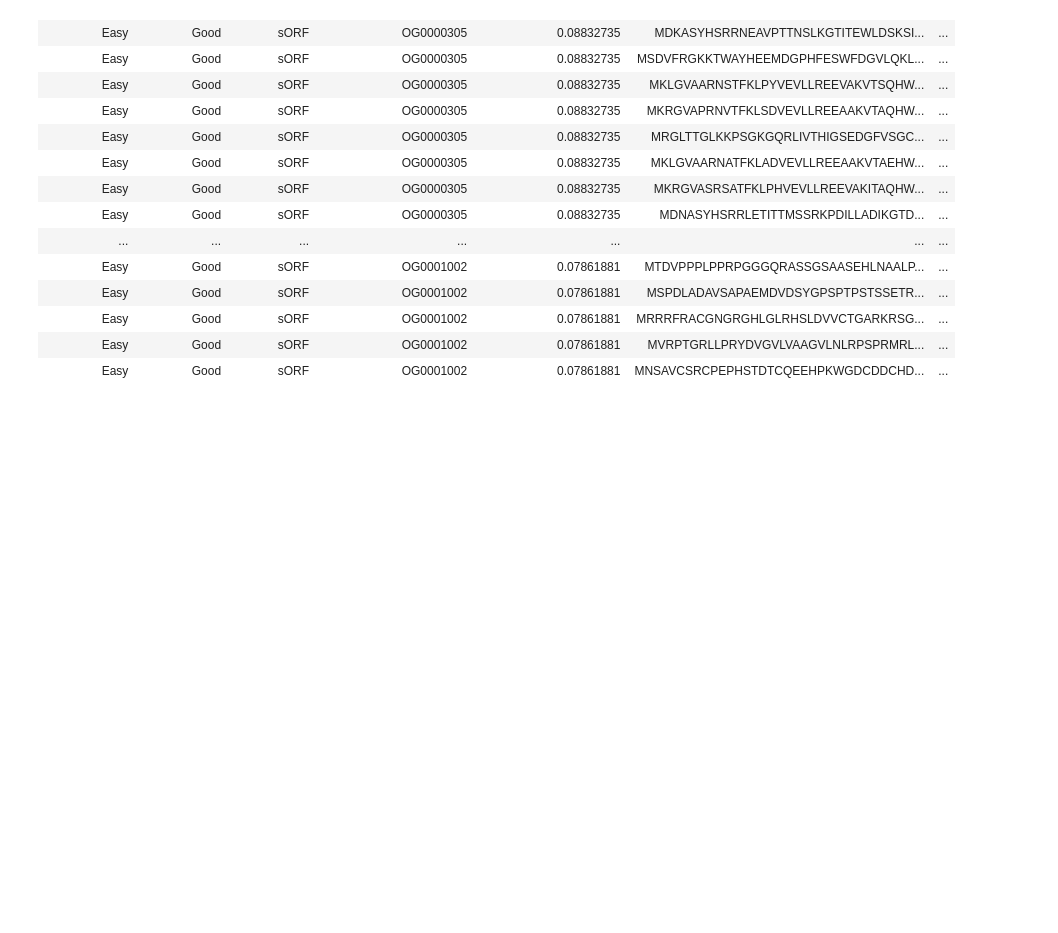
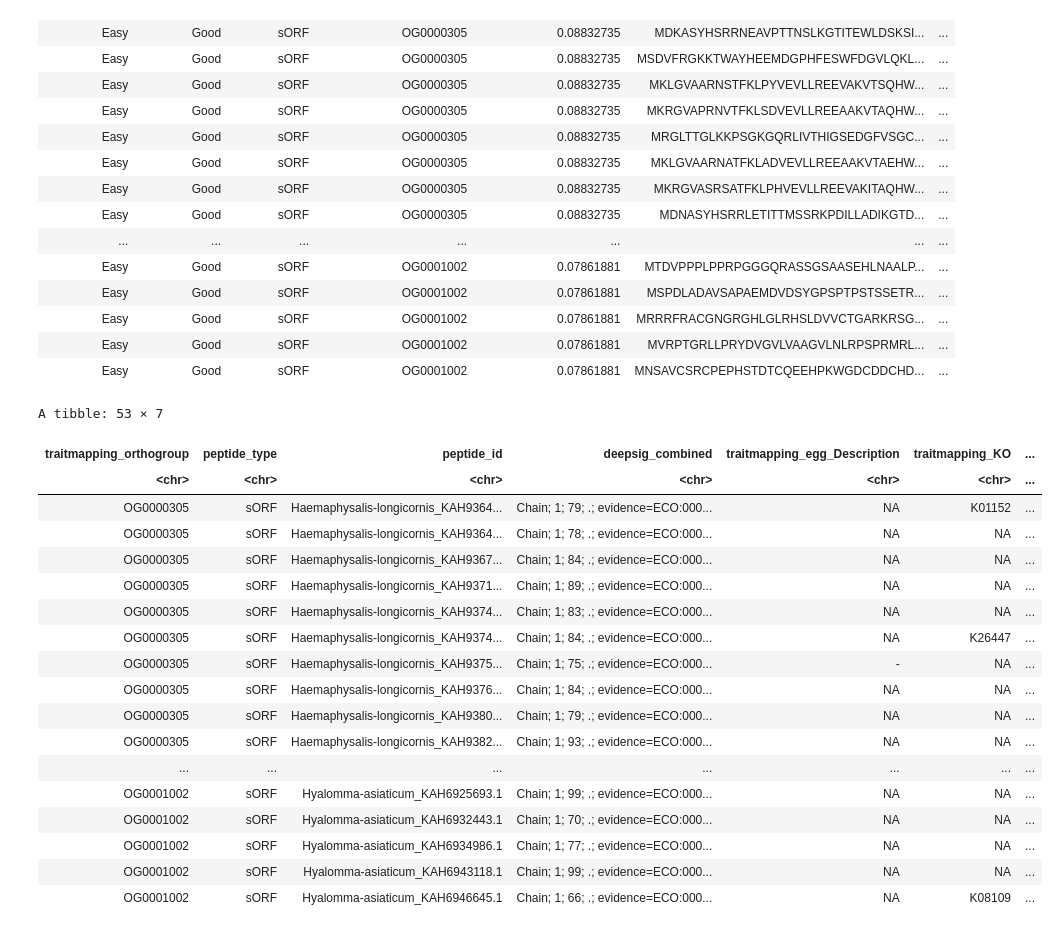
Before and after one commit to Arcadia-Science/2024-chelicerate-phylogenomics-peptides, a Jupyter notebook: notebooks/20240418-peptides-into-pools.ipynb, the cells around one changed output. Cells and saved outputs as stored; diff of their text form; code cells hidden in the pictures; blank space fills up the shorter version.

```diff
--- a/notebooks/20240418-peptides-into-pools.ipynb
+++ b/notebooks/20240418-peptides-into-pools.ipynb
@@ -314,3 +548,30 @@ A tibble: 53 × 11
 | Easy | Good | sORF | OG0001002 | 0.07861881 | MRRRFRACGNGRGHLGLRHSLDVVCTGARKRSG... | ... |
 | Easy | Good | sORF | OG0001002 | 0.07861881 | MVRPTGRLLPRYDVGVLVAAGVLNLRPSPRMRL... | ... |
 | Easy | Good | sORF | OG0001002 | 0.07861881 | MNSAVCSRCPEPHSTDTCQEEHPKWGDCDDCHD... | ... |
+# %%
+# look at annotation information
+predictions %>%
+  filter(!traitmapping_orthogroup %in% c("OG0000231", "OG0007769", "OG0005246", "OG0013943", "OG0008102")) %>%
+  filter(difficulty_level %in% c("Easy")) %>%
+  filter(hydrophilicity == "Good") %>%
+  select(traitmapping_orthogroup, peptide_type, peptide_id, starts_with("deepsig"), traitmapping_egg_Description, traitmapping_KO, traitmapping_KO_definition)
+# %% [output]
+A tibble: 53 × 7
+| traitmapping_orthogroup | peptide_type | peptide_id | deepsig_combined | traitmapping_egg_Description | traitmapping_KO | ... |
+| <chr> | <chr> | <chr> | <chr> | <chr> | <chr> | ... |
+| OG0000305 | sORF | Haemaphysalis-longicornis_KAH9364... | Chain; 1; 79; .; evidence=ECO:000... | NA | K01152 | ... |
+| OG0000305 | sORF | Haemaphysalis-longicornis_KAH9364... | Chain; 1; 78; .; evidence=ECO:000... | NA | NA | ... |
+| OG0000305 | sORF | Haemaphysalis-longicornis_KAH9367... | Chain; 1; 84; .; evidence=ECO:000... | NA | NA | ... |
+| OG0000305 | sORF | Haemaphysalis-longicornis_KAH9371... | Chain; 1; 89; .; evidence=ECO:000... | NA | NA | ... |
+| OG0000305 | sORF | Haemaphysalis-longicornis_KAH9374... | Chain; 1; 83; .; evidence=ECO:000... | NA | NA | ... |
+| OG0000305 | sORF | Haemaphysalis-longicornis_KAH9374... | Chain; 1; 84; .; evidence=ECO:000... | NA | K26447 | ... |
+| OG0000305 | sORF | Haemaphysalis-longicornis_KAH9375... | Chain; 1; 75; .; evidence=ECO:000... | - | NA | ... |
+| OG0000305 | sORF | Haemaphysalis-longicornis_KAH9376... | Chain; 1; 84; .; evidence=ECO:000... | NA | NA | ... |
+| OG0000305 | sORF | Haemaphysalis-longicornis_KAH9380... | Chain; 1; 79; .; evidence=ECO:000... | NA | NA | ... |
+| OG0000305 | sORF | Haemaphysalis-longicornis_KAH9382... | Chain; 1; 93; .; evidence=ECO:000... | NA | NA | ... |
+| ... | ... | ... | ... | ... | ... | ... |
+| OG0001002 | sORF | Hyalomma-asiaticum_KAH6925693.1 | Chain; 1; 99; .; evidence=ECO:000... | NA | NA | ... |
+| OG0001002 | sORF | Hyalomma-asiaticum_KAH6932443.1 | Chain; 1; 70; .; evidence=ECO:000... | NA | NA | ... |
+| OG0001002 | sORF | Hyalomma-asiaticum_KAH6934986.1 | Chain; 1; 77; .; evidence=ECO:000... | NA | NA | ... |
+| OG0001002 | sORF | Hyalomma-asiaticum_KAH6943118.1 | Chain; 1; 99; .; evidence=ECO:000... | NA | NA | ... |
+| OG0001002 | sORF | Hyalomma-asiaticum_KAH6946645.1 | Chain; 1; 66; .; evidence=ECO:000... | NA | K08109 | ... |
```
Also changed, not shown: parts of 24 cells of this notebook.
